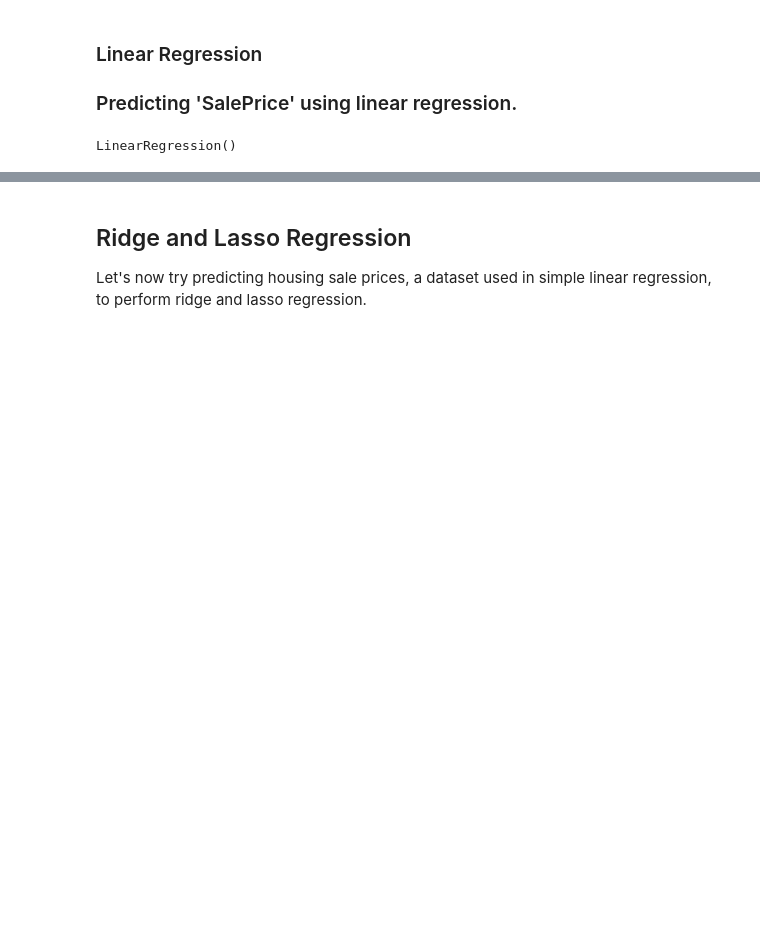
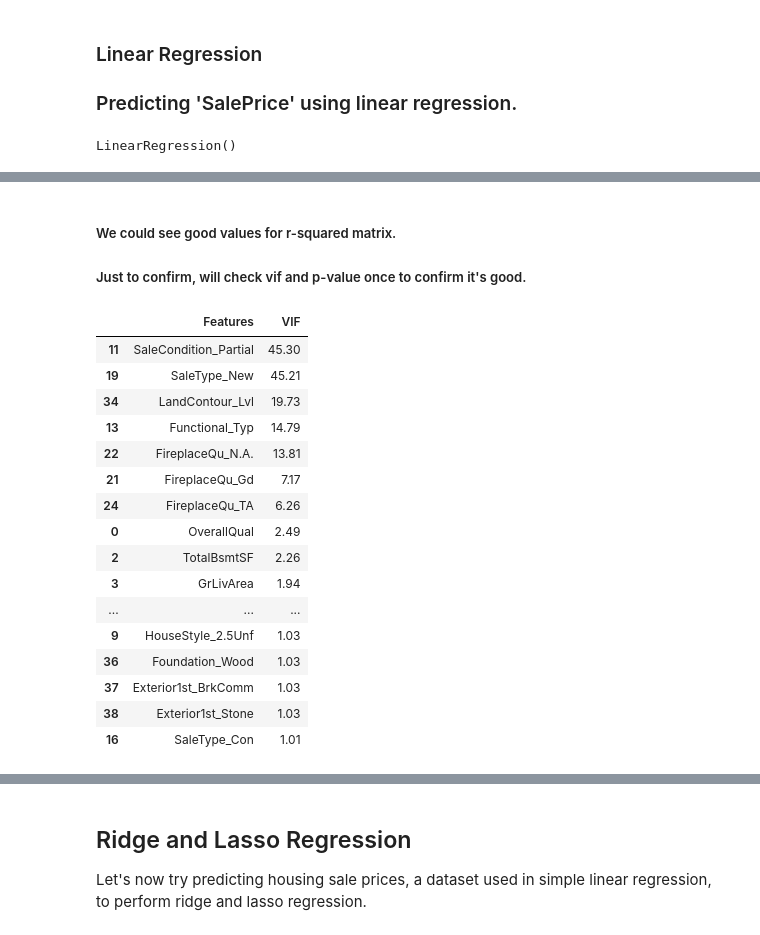
Before and after one commit to rahul2july/housingpriceprediction, a Jupyter notebook: Housing_Price_Prediction.ipynb, the cells around one changed output, grey strips where cells are left out. Drawn from its saved outputs; the diff is of its cells as text; code cells hidden in the pictures; blank space fills up the shorter version.

```diff
--- a/Housing_Price_Prediction.ipynb
+++ b/Housing_Price_Prediction.ipynb
@@ -735,0 +781,4 @@ Index(['LotArea', 'OverallQual', 'BsmtFinSF1', 'BsmtFinSF2', 'BsmtUnfSF',
+# %%
+# Top columns to be selected using RFE
+rfe_selected_columns = X_train.columns[rfe.support_]
+rfe_selected_columns
@@ -735,0 +797,4 @@ Index(['LotArea', 'OverallQual', 'BsmtFinSF1', 'BsmtFinSF2', 'BsmtUnfSF',
+# %%
+X_train = X_train[list(rfe_selected_columns)]
+X_test = X_test[list(rfe_selected_columns)]
+X_train.shape, X_test.shape
@@ -735,0 +803,6 @@ Index(['LotArea', 'OverallQual', 'BsmtFinSF1', 'BsmtFinSF2', 'BsmtUnfSF',
+# %%
+# Instantiate
+lm = LinearRegression()
+
+# Fit a line
+lm.fit(X_train, y_train)
@@ -736,2 +846,36 @@ Index(['LotArea', 'OverallQual', 'BsmtFinSF1', 'BsmtFinSF2', 'BsmtUnfSF',
+# %% [markdown]
+##### We could see good values for r-squared matrix.
+##### Just to confirm, will check vif and p-value once to confirm it's good.
+# %%
+# Function to calculate and return VIF of variables
+
+def calculateVIF(df):
+    vif = pd.DataFrame()
+    vif['Features'] = df.columns
+    vif['VIF'] = [variance_inflation_factor(df.values, i) for i in range(df.shape[1])]
+    vif['VIF'] = round(vif['VIF'], 2)
+    vif = vif.sort_values(by = "VIF", ascending = False)
+    return vif
+# %%
+# Calculating VIF for X_train_rfe
+calculateVIF(X_train)
+# %% [output]
+|  | Features | VIF |
+| 11 | SaleCondition_Partial | 45.30 |
+| 19 | SaleType_New | 45.21 |
+| 34 | LandContour_Lvl | 19.73 |
+| 13 | Functional_Typ | 14.79 |
+| 22 | FireplaceQu_N.A. | 13.81 |
+| 21 | FireplaceQu_Gd | 7.17 |
+| 24 | FireplaceQu_TA | 6.26 |
+| 0 | OverallQual | 2.49 |
+| 2 | TotalBsmtSF | 2.26 |
+| 3 | GrLivArea | 1.94 |
+| ... | ... | ... |
+| 9 | HouseStyle_2.5Unf | 1.03 |
+| 36 | Foundation_Wood | 1.03 |
+| 37 | Exterior1st_BrkComm | 1.03 |
+| 38 | Exterior1st_Stone | 1.03 |
+| 16 | SaleType_Con | 1.01 |
 # %%
 X_test.columns
```
Also changed, not shown: parts of 28 cells of this notebook.
